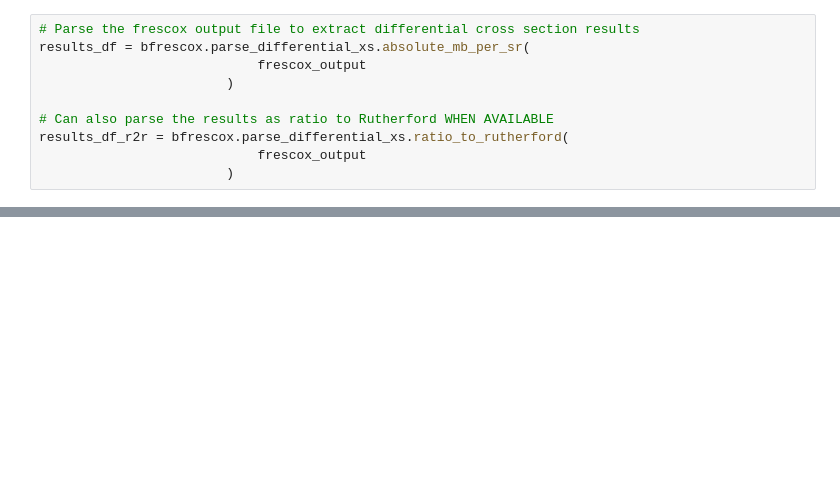
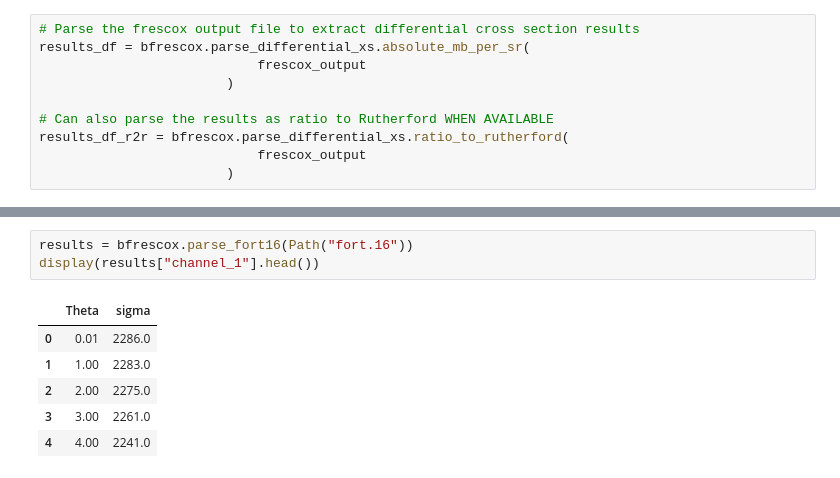
Before and after one commit to bandframework/Bfrescox, a Jupyter notebook: book/notebooks/user_provided_template_example.ipynb, the cells around one changed output, grey strips where cells are left out. Drawn from its saved outputs; the diff is of its cells as text; blank space fills up the shorter version.

```diff
--- a/book/notebooks/user_provided_template_example.ipynb
+++ b/book/notebooks/user_provided_template_example.ipynb
@@ -208,0 +215,10 @@ print(results["channel_1"].head())
+# %%
+results = bfrescox.parse_fort16(Path("fort.16"))
+display(results["channel_1"].head())
+# %% [output]
+|  | Theta | sigma |
+| 0 | 0.01 | 2286.0 |
+| 1 | 1.00 | 2283.0 |
+| 2 | 2.00 | 2275.0 |
+| 3 | 3.00 | 2261.0 |
+| 4 | 4.00 | 2241.0 |
```
Also changed, not shown: parts of 24 cells of this notebook, 19 other files.
